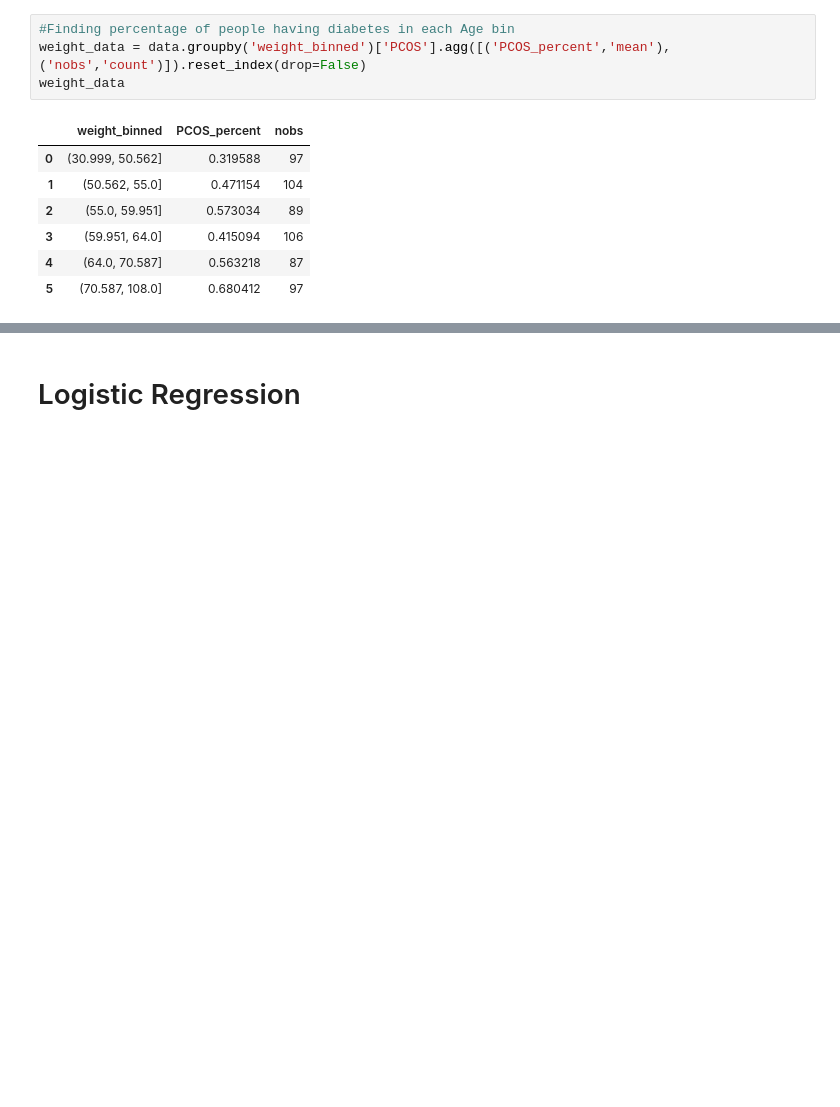
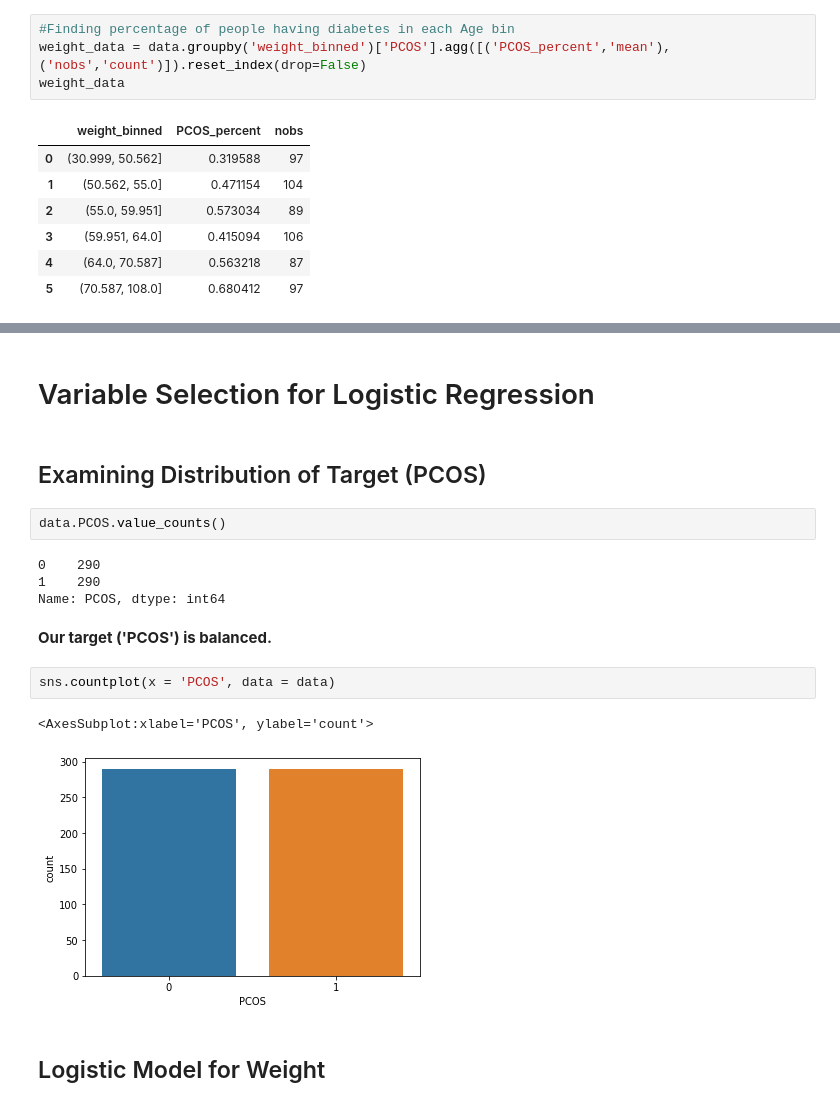
Before and after one commit to ericaez/STAT-303-2-Project, a Jupyter notebook: Project.ipynb, the cells around one changed output, grey strips where cells are left out. Drawn from its saved outputs; the diff is of its cells as text; blank space fills up the shorter version.

Commit message:
Anjali EDA + Logistic Regression Commit

```diff
--- a/Project.ipynb
+++ b/Project.ipynb
@@ -174,3 +259,20 @@ Text(0.5, 0, 'Weight_bin')
 # %% [markdown]
-# Logistic Regression
+# Variable Selection for Logistic Regression
+# %% [markdown]
+## Examining Distribution of Target (PCOS)
+# %%
+data.PCOS.value_counts()
+# %% [output]
+0    290
+1    290
+Name: PCOS, dtype: int64
+# %% [markdown]
+**Our target ('PCOS') is balanced.**
+# %%
+sns.countplot(x = 'PCOS', data = data)
+# %% [output]
+<AxesSubplot:xlabel='PCOS', ylabel='count'>
+[figure, added]
+# %% [markdown]
+## Logistic Model for Weight
 # %%
```
Also changed, not shown: parts of 100 cells of this notebook.
